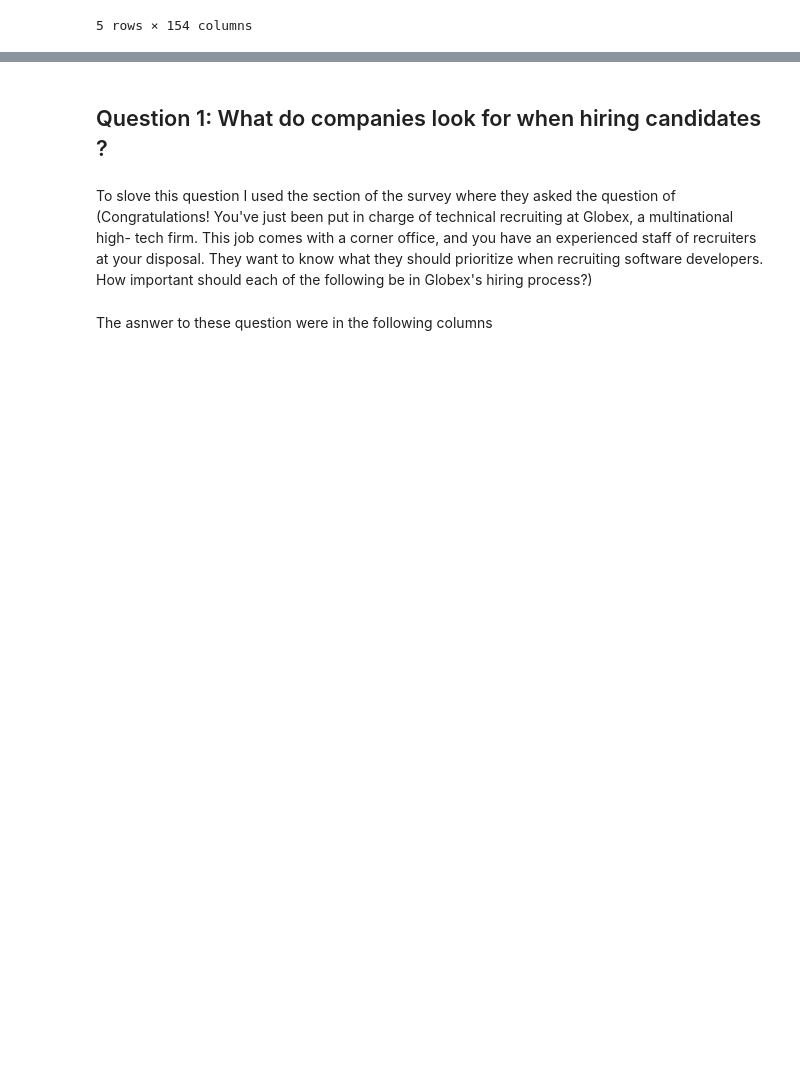
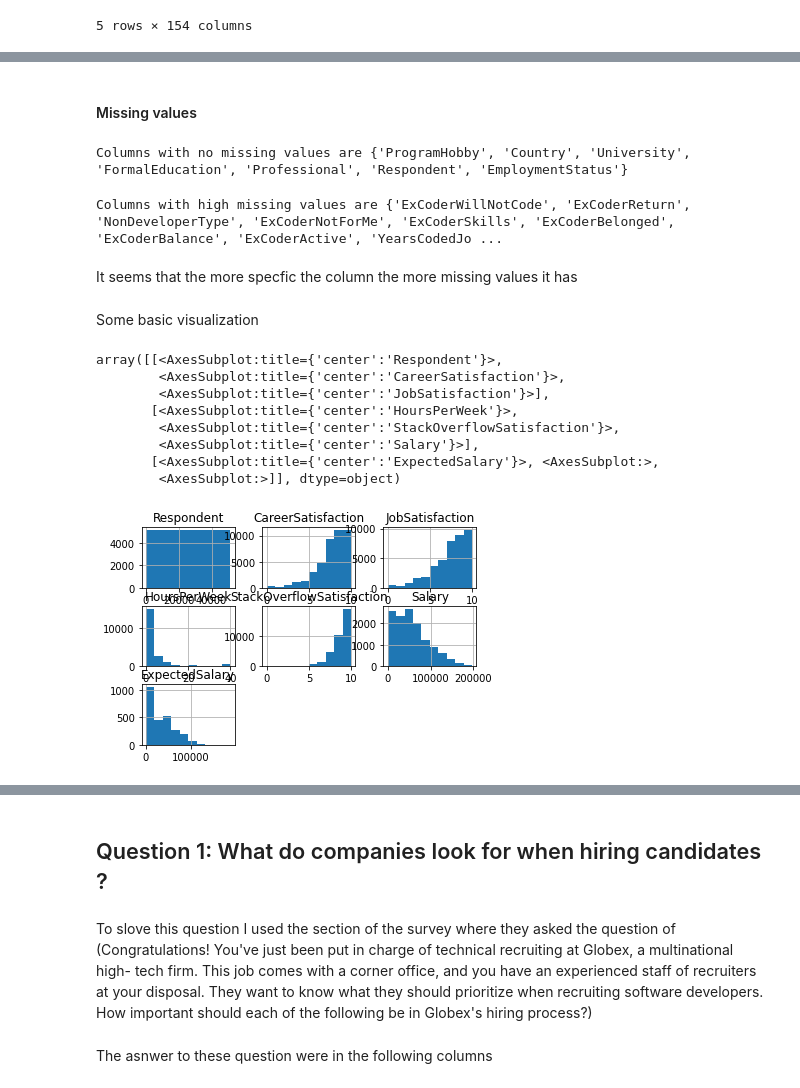
Before and after one commit to Hangzoed/Survey-analysis, a Jupyter notebook: Medium article .ipynb, the cells around one changed output, grey strips where cells are left out. Saved outputs shown, nothing was run; the diff lists cells and outputs as text; code cells hidden in the pictures; blank space fills up the shorter version.

```diff
--- a/Medium article .ipynb
+++ b/Medium article .ipynb
@@ -34,0 +33,5 @@ df.head()
+# %%
+# Gathering data
+df=pd.read_csv('./data/survey_results_public.csv')
+schema= pd.read_csv('./data/survey_results_schema.csv')
+df.head()
@@ -34,0 +57,31 @@ df.head()
+# %% [markdown]
+#### Missing values
+# %%
+# checking for columns with no missing values
+no_nulls = set(df.columns[df.isnull().mean()==0])
+print('Columns with no missing values are', no_nulls)
+# %% [output]
+Columns with no missing values are {'ProgramHobby', 'Country', 'University', 'FormalEducation', 'Professional', 'Respondent', 'EmploymentStatus'}
+# %%
+#Checking for columns with alot of missing values
+most_missing_cols = set(df.columns[df.isnull().mean() > 0.75])
+print('Columns with high missing values are', most_missing_cols)
+# %% [output]
+Columns with high missing values are {'ExCoderWillNotCode', 'ExCoderReturn', 'NonDeveloperType', 'ExCoderNotForMe', 'ExCoderSkills', 'ExCoderBelonged', 'ExCoderBalance', 'ExCoderActive', 'YearsCodedJo ...
+# %% [markdown]
+It seems that the more specfic the column the more missing values it has
+# %% [markdown]
+Some basic visualization
+# %%
+# hist plot
+df.hist()
+# %% [output]
+array([[<AxesSubplot:title={'center':'Respondent'}>,
+        <AxesSubplot:title={'center':'CareerSatisfaction'}>,
+        <AxesSubplot:title={'center':'JobSatisfaction'}>],
+       [<AxesSubplot:title={'center':'HoursPerWeek'}>,
+        <AxesSubplot:title={'center':'StackOverflowSatisfaction'}>,
+        <AxesSubplot:title={'center':'Salary'}>],
+       [<AxesSubplot:title={'center':'ExpectedSalary'}>, <AxesSubplot:>,
+        <AxesSubplot:>]], dtype=object)
+[figure, added]
```
Also changed, not shown: parts of 55 cells of this notebook.
